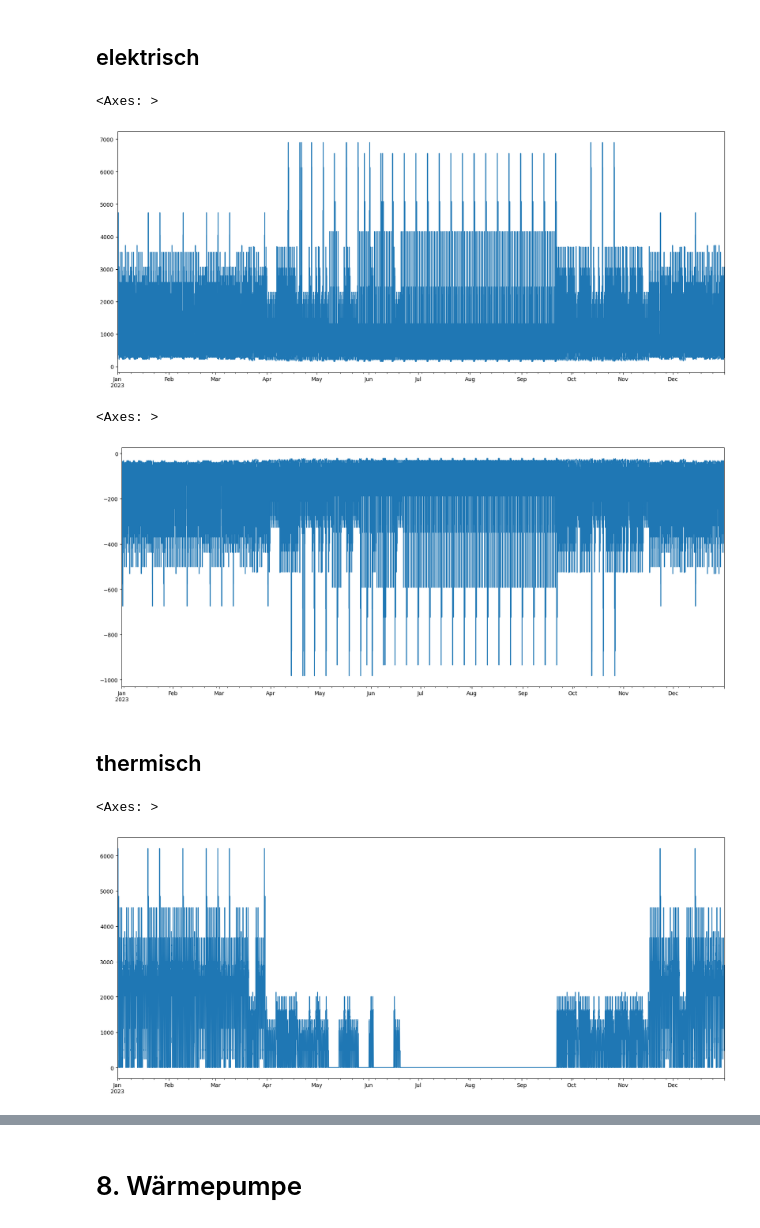
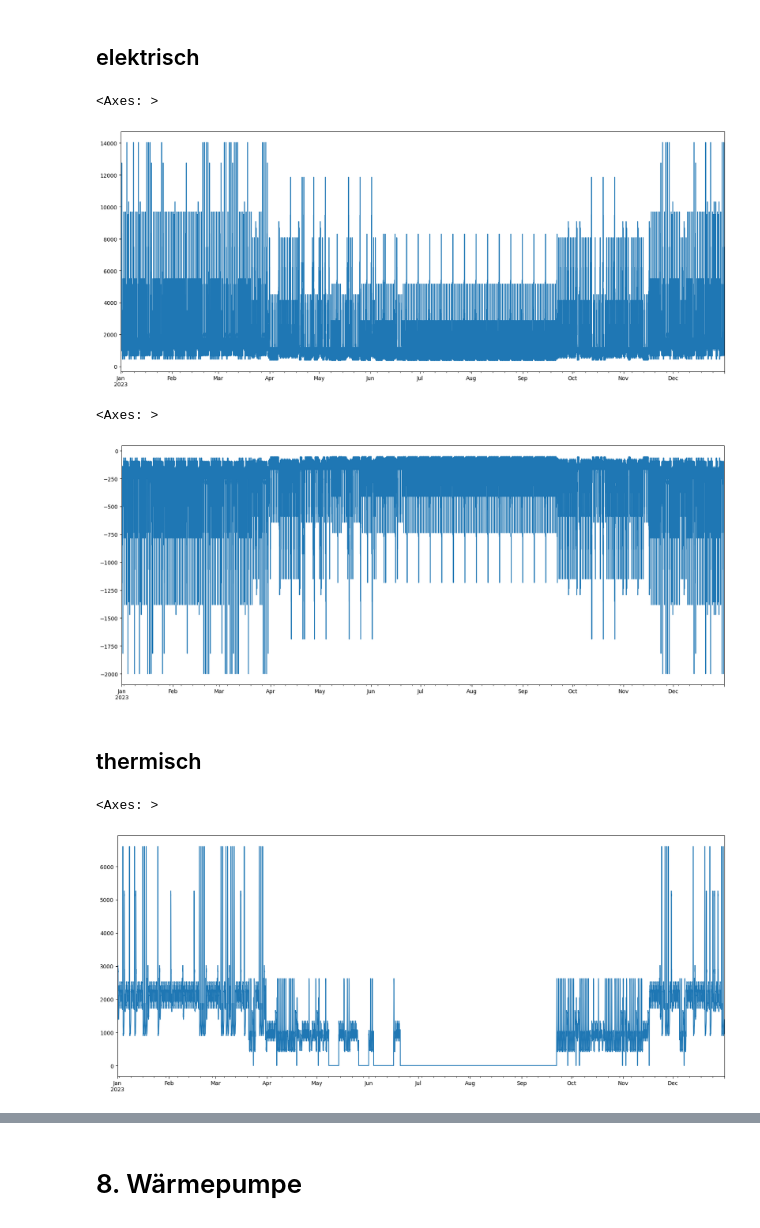
Before and after one commit to sasanjac/pyramecium-technology-models, a Jupyter notebook: examples/simple_german.ipynb, the cells around one changed output, grey strips where cells are left out. Saved outputs shown, nothing was run; the diff lists cells and outputs as text; code cells hidden in the pictures.

```diff
--- a/examples/simple_german.ipynb
+++ b/examples/simple_german.ipynb
@@ -252,36 +264,36 @@ Timezone: Europe/Berlin
 # %%
 from pstm.household_vdi4655 import Household
 
 climate_zone = georef.get_dwd_try_zone(lat, lon)
 hh = Household(
     house_type="OFH",
-    building_type="EH",
-    n_units=4,
+    building_type="LEH",
+    n_units=8,
     area=120,
     heat_demand=70,
     lat=lat,
     lon=lon,
     tz=tz,
     climate_zone=climate_zone,
     dates=dates,
 )
 hh.run()
 hh.acp.loc[:, "high"].plot(figsize=(20, 8), legend=False)
 # %% [output]
 <Axes: >
-[figure, old version]
+[figure, new version]
 # %%
 hh.acq.loc[:, "high"].plot(figsize=(20, 8), legend=False)
 # %% [output]
 <Axes: >
-[figure, old version]
+[figure, new version]
 # %% [markdown]
 ## thermisch
 # %%
 hh.thr.loc[:, "high"].plot(figsize=(20, 8))
 # %% [output]
 <Axes: >
-[figure, old version]
+[figure, new version]
 # %%
 hh.thw.plot(figsize=(20, 8))
 # %% [output]
```
Also changed, not shown: parts of 6 cells of this notebook, 12 other files.
